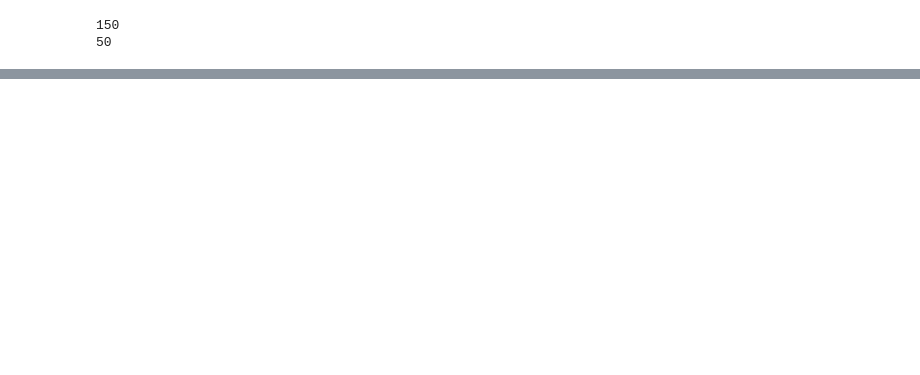
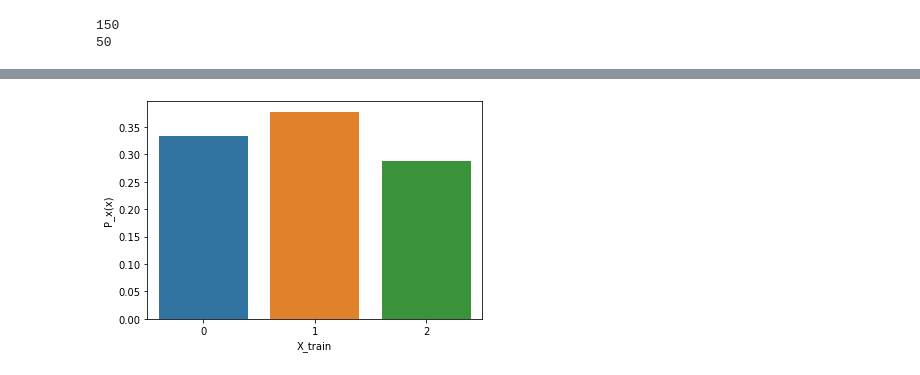
Before and after one commit to LPK99/Statistics_Vin, a Jupyter notebook: ipynb/btth_2_2.ipynb, the cells around one changed output, grey strips where cells are left out. Drawn from its saved outputs; the diff is of its cells as text; code cells hidden in the pictures; blank space fills up the shorter version.

```diff
--- a/ipynb/btth_2_2.ipynb
+++ b/ipynb/btth_2_2.ipynb
@@ -25,0 +41,6 @@ array([[0.        , 0.77777778],
+# %%
+PMF = sns.barplot(val_train, pmf_train)
+PMF.set(xlabel = 'X_train', ylabel =  'P_x(x)')
+plt.show()
+# %% [output]
+[figure, added]
```
Also changed, not shown: parts of 4 cells of this notebook, 1 other file.
